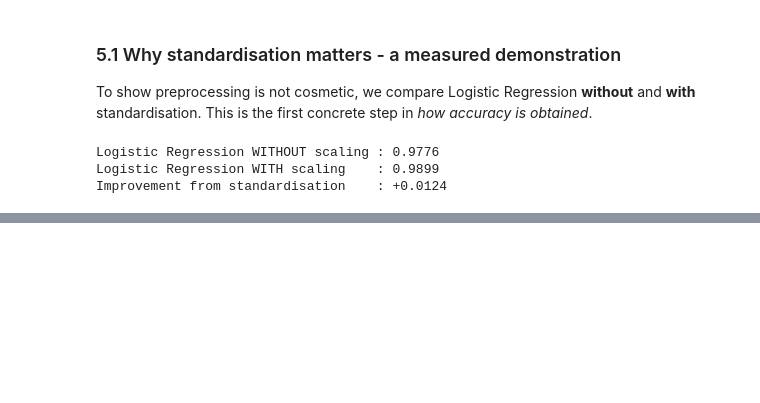
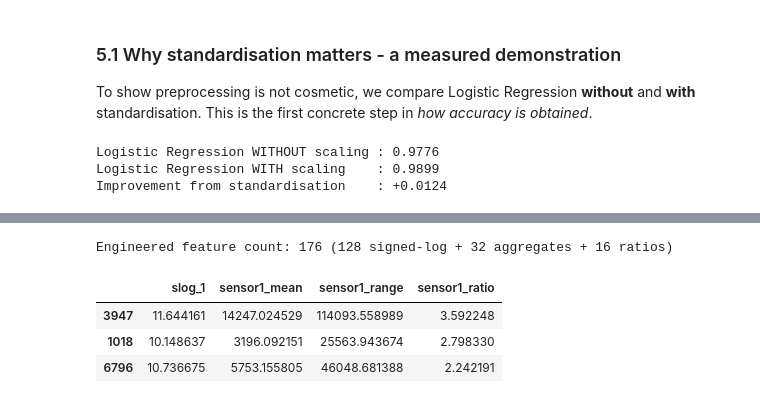
Before and after one commit to IT21361036/FML-Assignment, a Jupyter notebook: FML_Assignment.ipynb, the cells around one changed output, grey strips where cells are left out. Drawn from its saved outputs; the diff is of its cells as text; code cells hidden in the pictures; blank space fills up the shorter version.

Commit message:
Add feature engineering section with signed-log transform, aggregates, and ratios

```diff
--- a/FML_Assignment.ipynb
+++ b/FML_Assignment.ipynb
@@ -180,0 +195,32 @@ Improvement from standardisation    : +0.0124
+# %%
+def engineer(frame):
+    v = frame[FEATURES].values
+    out = {}
+    # 1. signed-log of each raw feature
+    slog = np.sign(v) * np.log1p(np.abs(v))
+    for i in range(128): out[f"slog_{i+1}"] = slog[:, i]
+    # 2. per-sensor aggregates (16 sensors x 8 features)
+    sensor_means = np.zeros((v.shape[0], 16))
+    for s in range(16):
+        block = v[:, s*8:(s+1)*8]
+        sensor_means[:, s] = block.mean(axis=1)
+        out[f"sensor{s+1}_mean"]  = block.mean(axis=1)
+        out[f"sensor{s+1}_range"] = block.max(axis=1) - block.min(axis=1)
+    # 3. cross-sensor ratios (sensor mean / array-wide mean)
+    array_mean = sensor_means.mean(axis=1, keepdims=True)
+    array_mean[array_mean == 0] = 1e-9
+    for s in range(16):
+        out[f"sensor{s+1}_ratio"] = sensor_means[:, s] / array_mean[:, 0]
+    return pd.DataFrame(out, index=frame.index)
+
+X_train_eng = engineer(X_train)
+X_test_eng  = engineer(X_test)
+print("Engineered feature count:", X_train_eng.shape[1],
+      "(128 signed-log + 32 aggregates + 16 ratios)")
+X_train_eng.iloc[:3, [0, 128, 129, 160]]
+# %% [output]
+Engineered feature count: 176 (128 signed-log + 32 aggregates + 16 ratios)
+|  | slog_1 | sensor1_mean | sensor1_range | sensor1_ratio |
+| 3947 | 11.644161 | 14247.024529 | 114093.558989 | 3.592248 |
+| 1018 | 10.148637 | 3196.092151 | 25563.943674 | 2.798330 |
+| 6796 | 10.736675 | 5753.155805 | 46048.681388 | 2.242191 |
```
Also changed, not shown: parts of 1 cell of this notebook.
